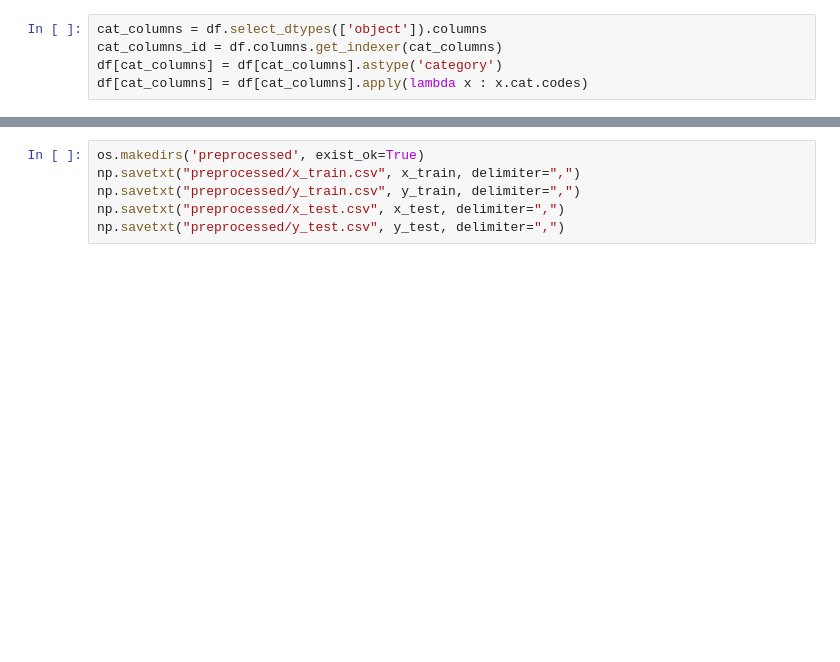
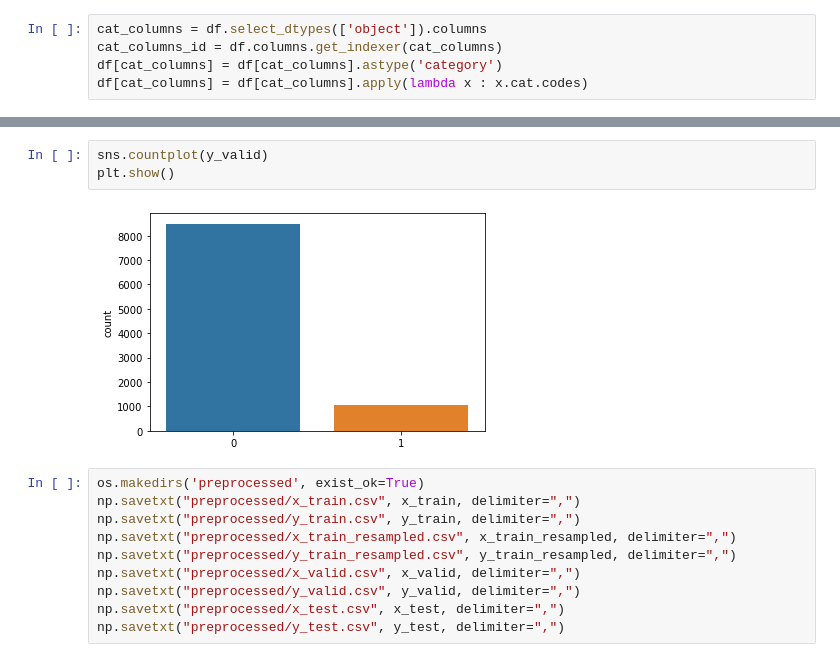
Before and after one commit to GuangyanCai/CS273A-Project, a Jupyter notebook: preprocess_data.ipynb, the cells around one changed output, grey strips where cells are left out. Saved outputs shown, nothing was run; the diff lists cells and outputs as text; blank space fills up the shorter version.

```diff
--- a/preprocess_data.ipynb
+++ b/preprocess_data.ipynb
@@ -241,6 +234,15 @@ x_train, x_test, y_train, y_test = train_test_split(x_scaled, y_resampled, test_
+# %%
+sns.countplot(y_valid)
+plt.show()
+# %% [output]
+[figure, added]
 # %%
 os.makedirs('preprocessed', exist_ok=True)
 np.savetxt("preprocessed/x_train.csv", x_train, delimiter=",")
 np.savetxt("preprocessed/y_train.csv", y_train, delimiter=",")
+np.savetxt("preprocessed/x_train_resampled.csv", x_train_resampled, delimiter=",")
+np.savetxt("preprocessed/y_train_resampled.csv", y_train_resampled, delimiter=",")
+np.savetxt("preprocessed/x_valid.csv", x_valid, delimiter=",")
+np.savetxt("preprocessed/y_valid.csv", y_valid, delimiter=",")
 np.savetxt("preprocessed/x_test.csv", x_test, delimiter=",")
 np.savetxt("preprocessed/y_test.csv", y_test, delimiter=",")
```
Also changed, not shown: parts of 10 cells of this notebook.
